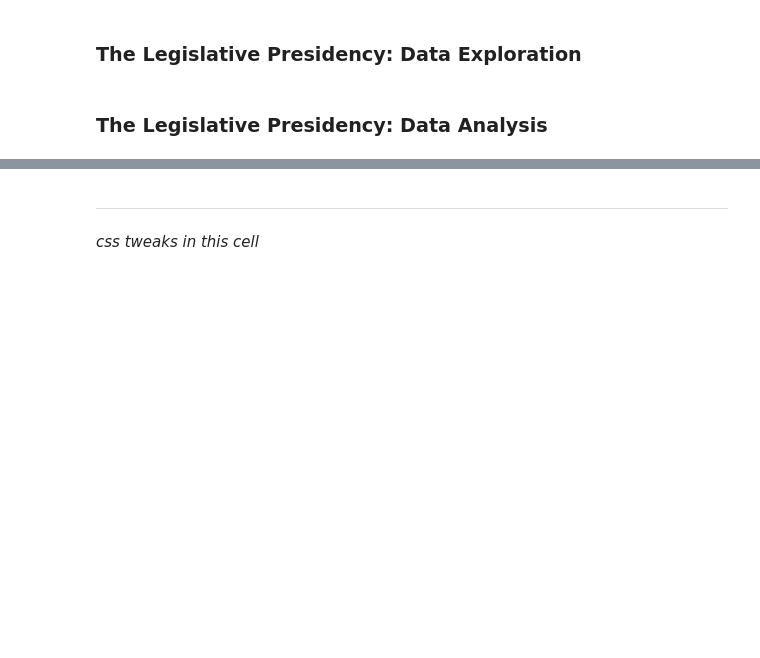
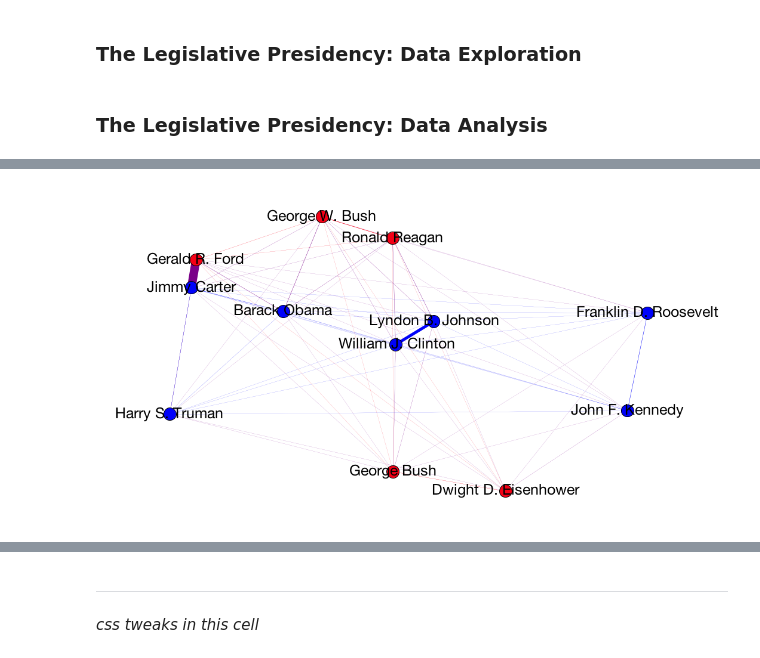
Before and after one commit to rlucioni/executive-evolution, a Jupyter notebook: cs109-project.ipynb, the cells around one changed output, grey strips where cells are left out. Cells and saved outputs as stored; diff of their text form; code cells hidden in the pictures; blank space fills up the shorter version.

```diff
--- a/cs109-project.ipynb
+++ b/cs109-project.ipynb
@@ -2113,0 +2215,4 @@ Words that best predict Democratic:
+# %%
+Image('images/rating_graph.png')
+# %% [output]
+[figure, added]
```
Also changed, not shown: parts of 17 cells of this notebook.
